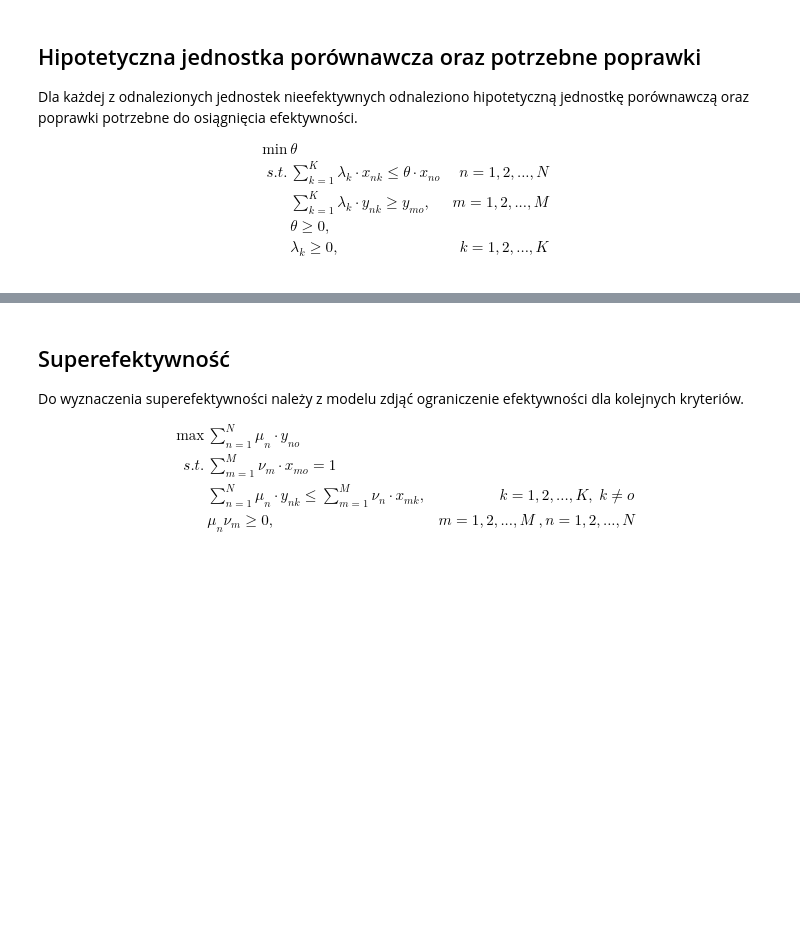
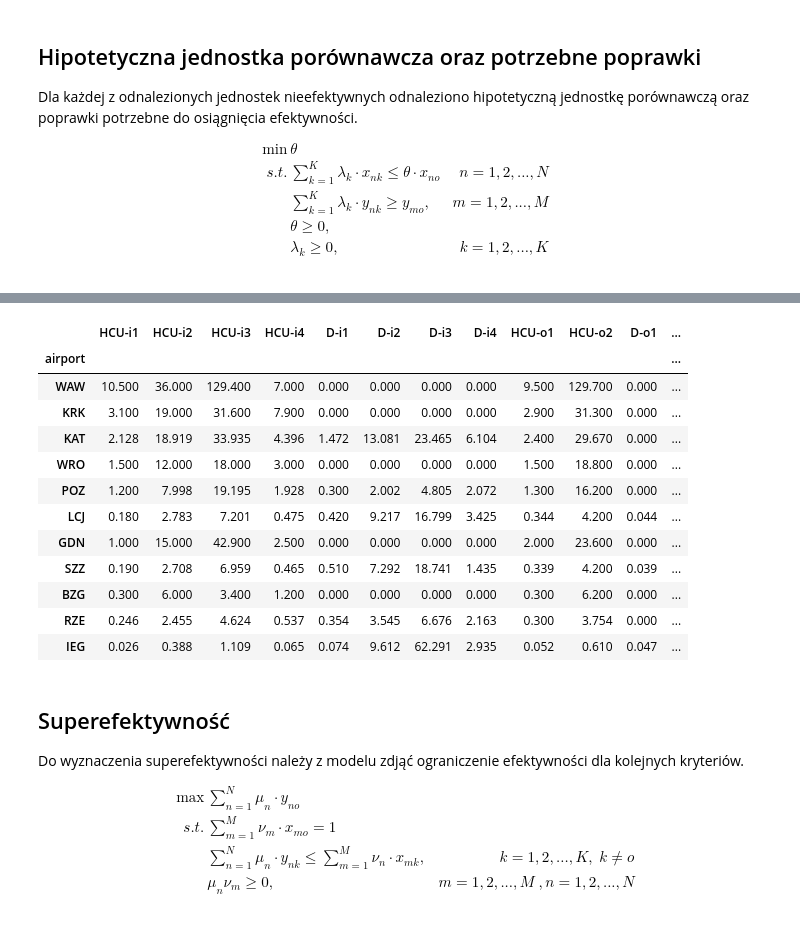
Before and after one commit to Mimikkk/2023-iswd, a Jupyter notebook: project-4-dea/raport.ipynb, the cells around one changed output, grey strips where cells are left out. Saved outputs shown, nothing was run; the diff lists cells and outputs as text; code cells hidden in the pictures; blank space fills up the shorter version.

```diff
--- a/project-4-dea/raport.ipynb
+++ b/project-4-dea/raport.ipynb
@@ -152,23 +169,23 @@ s.t. & \sum\limits_{k=1}^{K}\lambda_k\cdot x_{nk}\leq\theta\cdot x_{no}  & n=1,2
  & \lambda_k\geq0, & k=1,2,...,K \\
 \end{align*}
 # %%
-def create_model(alternative_nr: int, inputs_df: pd.DataFrame, outputs_df: pd.DataFrame):
-  N, M, K = map(len, [outputs_df.columns[1:], inputs_df.columns[1:], inputs_df])
-  o = alternative_nr
-  inputs = inputs_df.iloc[:, 1:].values.T
-  outputs = outputs_df.iloc[:, 1:].values.T
+def create_model(alternative: int, inputs_df: DataFrame, outputs_df: DataFrame):
+  N, M, K = map(len, [outputs_df.columns, inputs_df.columns, inputs_df])
+  o = alternative
+  inputs = inputs_df.values.T
+  outputs = outputs_df.values.T
 
   model = LpProblem("CCR-input", LpMinimize)
 
-  efficiency = LpVariable("efficiency", 0, None, cat='Continuous')
+  theta = LpVariable("theta", 0, None, cat='Continuous')
   lambdas = LpVariable.dicts("lambda", range(K), 0, None, cat='Continuous')
 
-  model.setObjective(efficiency)
+  model.setObjective(theta)
 
   for m in range(M): model.addConstraint(
     sum(lambdas[k] * inputs[m][k] for k in range(K))
     <=
-    efficiency * inputs[m][o]
+    theta * inputs[m][o]
   )
 
   for n in range(N): model.addConstraint(
@@ -180,13 +197,13 @@ def create_model(alternative_nr: int, inputs_df: pd.DataFrame, outputs_df: pd.Da
   return model
 
 
-def find_(alternative_nr: int, inputs_df: pd.DataFrame, outputs_df: pd.DataFrame):
-  N, M, K = map(len, [outputs_df.columns[1:], inputs_df.columns[1:], inputs_df])
-  o = alternative_nr
-  inputs = inputs_df.iloc[:, 1:].values.T
-  outputs = outputs_df.iloc[:, 1:].values.T
+def find_hcu(alternative: int, inputs_df: DataFrame, outputs_df: DataFrame):
+  N, M, K = map(len, [outputs_df.columns, inputs_df.columns, inputs_df])
+  o = alternative
+  inputs = inputs_df.values.T
+  outputs = outputs_df.values.T
 
-  model = create_model(alternative_nr, inputs_ds, outputs_ds)
+  model = create_model(alternative, inputs_df, outputs_df)
   model.solve(pulp.PULP_CBC_CMD(msg=False))
   vars = model.variablesDict()
 
@@ -208,18 +225,21 @@ def find_(alternative_nr: int, inputs_df: pd.DataFrame, outputs_df: pd.DataFrame
     for n in range(N)
   ]
 
-  return pd.DataFrame(
-    data=[
-      input_differences,
-      output_differences
-    ],
-    index=[
-      'input_differences',
-      'output_differences'
-    ],
-  )
+  return [
+    *input_hcus,
+    *input_differences,
+    *output_hcus,
+    *output_differences
+  ]
 
 
-for k in range(len(inputs_ds)):
-  print(f"differences for alternative {inputs_ds[inputs_ds.columns[0]][k]} {k + 1}:\n{find_(k, inputs_ds, outputs_ds)}")
+rows = [find_hcu(k, inputs_df, outputs_df) for k in range(K)]
+columns = [
+  *inputs_df.columns.map(lambda x: f'HCU-{x}'),
+  *inputs_df.columns.map(lambda x: f'D-{x}'),
+  *outputs_df.columns.map(lambda x: f'HCU-{x}'),
+  *outputs_df.columns.map(lambda x: f'D-{x}')
+]
+hcu_results = DataFrame(rows, index=inputs_df.index, columns=columns).round(3)
+hcu_results
 # %% [output]
@@ -243,3 +246,16 @@ output_differences  0.046695  8.800000e-09        NaN       NaN
+|  | HCU-i1 | HCU-i2 | HCU-i3 | HCU-i4 | D-i1 | D-i2 | D-i3 | D-i4 | HCU-o1 | HCU-o2 | D-o1 | ... |
+| airport |  |  |  |  |  |  |  |  |  |  |  | ... |
+| WAW | 10.500 | 36.000 | 129.400 | 7.000 | 0.000 | 0.000 | 0.000 | 0.000 | 9.500 | 129.700 | 0.000 | ... |
+| KRK | 3.100 | 19.000 | 31.600 | 7.900 | 0.000 | 0.000 | 0.000 | 0.000 | 2.900 | 31.300 | 0.000 | ... |
+| KAT | 2.128 | 18.919 | 33.935 | 4.396 | 1.472 | 13.081 | 23.465 | 6.104 | 2.400 | 29.670 | 0.000 | ... |
+| WRO | 1.500 | 12.000 | 18.000 | 3.000 | 0.000 | 0.000 | 0.000 | 0.000 | 1.500 | 18.800 | 0.000 | ... |
+| POZ | 1.200 | 7.998 | 19.195 | 1.928 | 0.300 | 2.002 | 4.805 | 2.072 | 1.300 | 16.200 | 0.000 | ... |
+| LCJ | 0.180 | 2.783 | 7.201 | 0.475 | 0.420 | 9.217 | 16.799 | 3.425 | 0.344 | 4.200 | 0.044 | ... |
+| GDN | 1.000 | 15.000 | 42.900 | 2.500 | 0.000 | 0.000 | 0.000 | 0.000 | 2.000 | 23.600 | 0.000 | ... |
+| SZZ | 0.190 | 2.708 | 6.959 | 0.465 | 0.510 | 7.292 | 18.741 | 1.435 | 0.339 | 4.200 | 0.039 | ... |
+| BZG | 0.300 | 6.000 | 3.400 | 1.200 | 0.000 | 0.000 | 0.000 | 0.000 | 0.300 | 6.200 | 0.000 | ... |
+| RZE | 0.246 | 2.455 | 4.624 | 0.537 | 0.354 | 3.545 | 6.676 | 2.163 | 0.300 | 3.754 | 0.000 | ... |
+| IEG | 0.026 | 0.388 | 1.109 | 0.065 | 0.074 | 9.612 | 62.291 | 2.935 | 0.052 | 0.610 | 0.047 | ... |
 # %% [markdown]
 ## Superefektywność
 
```
Also changed, not shown: parts of 18 cells of this notebook, 1 other file.
